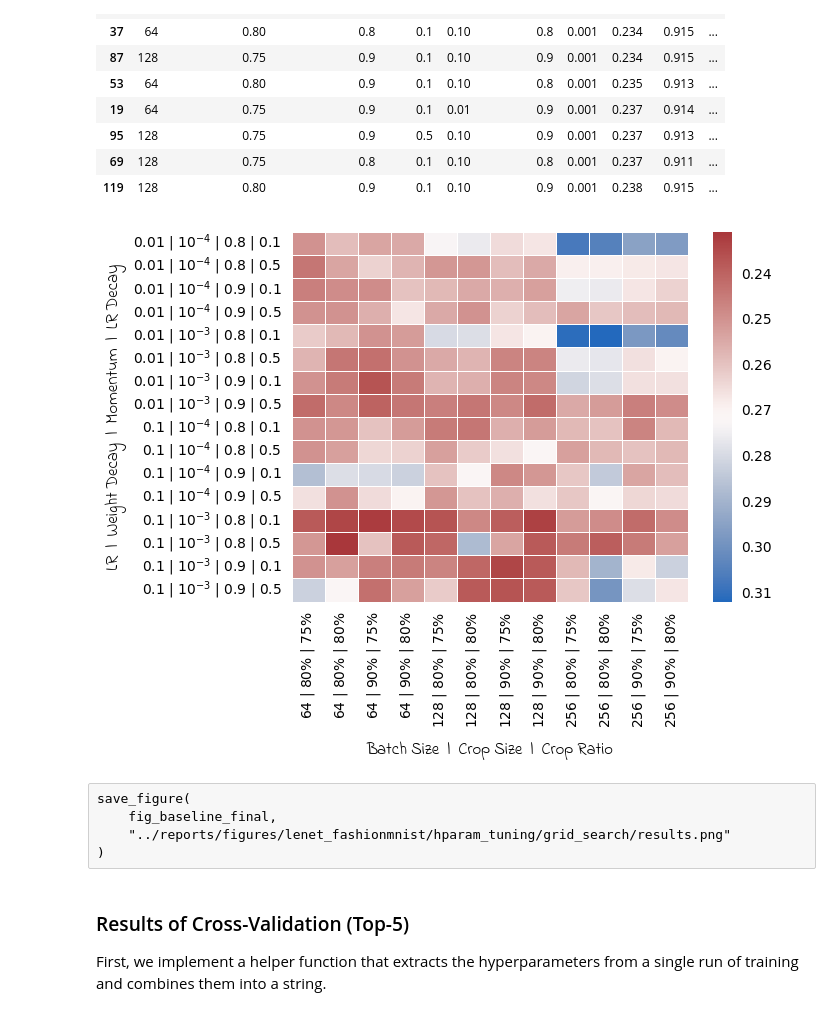
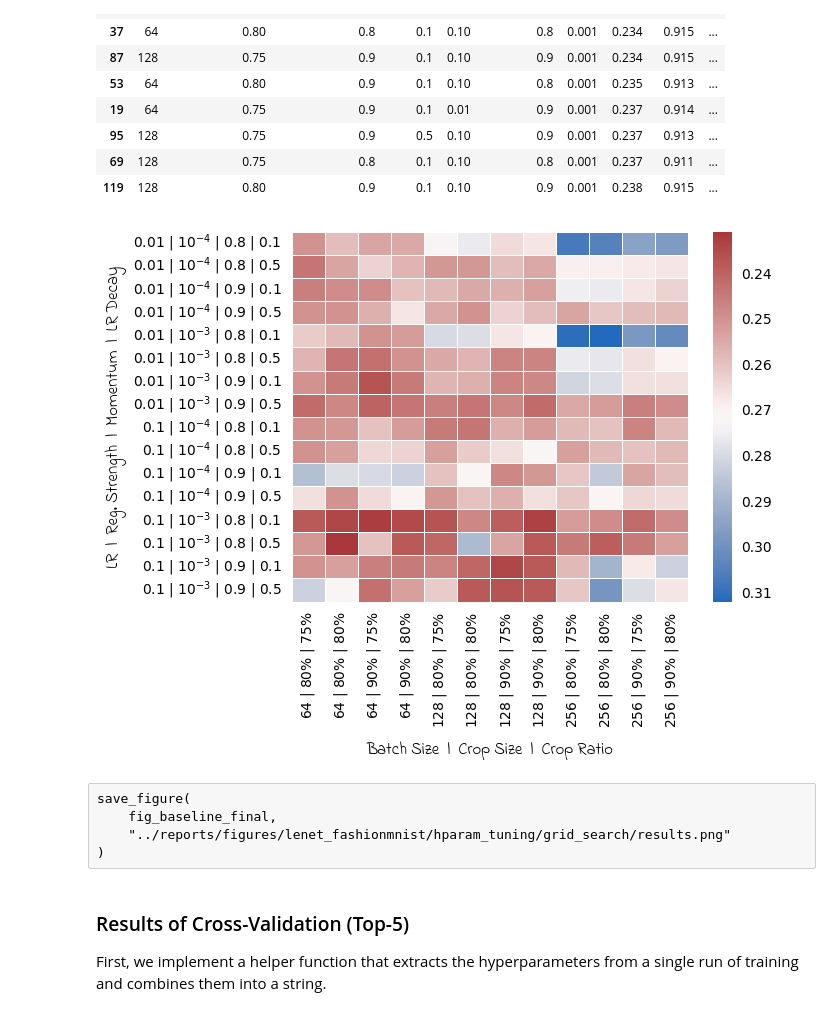
Before and after one commit to mrvnthss/rsa-vision-networks, a Jupyter notebook: notebooks/4.12-mt-data-analysis-lenet-fashionmnist.ipynb, the cells around one changed output. Drawn from its saved outputs; the diff is of its cells as text; code cells hidden in the pictures.

```diff
--- a/notebooks/4.12-mt-data-analysis-lenet-fashionmnist.ipynb
+++ b/notebooks/4.12-mt-data-analysis-lenet-fashionmnist.ipynb
@@ -480,7 +480,7 @@ with sns.axes_style({"axes.axisbelow": True}):
 
 # Add axis labels
 ax.set_xlabel("Momentum", font=indie_flower, size=12)
-ax.set_ylabel("Weight Decay", font=indie_flower, size=12)
+ax.set_ylabel("Regularization Strength", font=indie_flower, size=12)
 
 # Modify tick labels
 ax.set_yticks(range(0, 5))
@@ -582,7 +582,7 @@ with sns.axes_style({"axes.axisbelow": True}):
 
 # Add axis labels
 ax.set_xlabel("Momentum", font=indie_flower, size=12)
-ax.set_ylabel("Weight Decay", font=indie_flower, size=12)
+ax.set_ylabel("Regularization Strength", font=indie_flower, size=12)
 
 # Modify tick labels
 ax.set_yticks(range(0, 4))
@@ -709,7 +709,7 @@ with sns.axes_style({"axes.edgecolor": anthracite}):
 
 # Add axis labels
 ax.set_xlabel("Loss", font=indie_flower, size=12)
-ax.set_ylabel("Batch Size  |  Momentum  |  Weight Decay", font=indie_flower, size=12)
+ax.set_ylabel("Batch Size  |  Momentum  |  Regularization Strength", font=indie_flower, size=12)
 
 # Modify tick labels
 wd_mapping = {
@@ -795,7 +795,7 @@ save_image(
 ### Visualize Cropping
 # %%
 # Select a single image
-img = Image.fromarray(load_class_samples(
+img = Image.fromarray(load_class_samples_as_array(
     "../data/processed/FashionMNIST",
     num_samples_per_class=1
 )[0])
@@ -1258,41 +1256,41 @@ ax = sns.heatmap(
 
 # Add axis labels
 ax.set_xlabel("Batch Size  |  Crop Size  |  Crop Ratio", font=indie_flower, size=12, labelpad=10)
-ax.set_ylabel("LR  |  Weight Decay  |  Momentum  |  LR Decay", font=indie_flower, size=12)
+ax.set_ylabel("LR  |  Reg. Strength  |  Momentum  |  LR Decay", font=indie_flower, size=12)
 
 # Modify tick labels
 wd_mapping = {1e-4: "$10^{-4}$", 1e-3: "$10^{-3}$"}
 xticklabels = []
 yticklabels = []
 for xlabel in ax.get_xticklabels():
     _, batch_size, crop_size, crop_ratio = xlabel.get_text().split("-")
     # batch_size = int(batch_size)
     crop_size = float(crop_size) * 100
     crop_ratio = float(crop_ratio) * 100
     entry = f"${batch_size}$ | ${crop_size:.0f}\%$ | ${crop_ratio:.0f}\%$"
     xticklabels.append(entry)
 for ylabel in ax.get_yticklabels():
     lr, wd, momentum, gamma = ylabel.get_text().split("-")
     entry = f"${lr}$ | {wd_mapping[float(wd)]} | ${momentum}$ | ${gamma}$"
     yticklabels.append(entry)
 ax.set_xticklabels(xticklabels)
 ax.set_yticklabels(yticklabels)
 
 # Control figure aesthetics
 ax.tick_params(left=False, bottom=False)
 cbar = ax.collections[0].colorbar
 cbar.ax.tick_params(right=False)
 cbar.ax.invert_yaxis()
 
 fig_baseline_final = ax.get_figure()
 plt.show()
 # %% [output]
-[figure, old version]
+[figure, new version]
-# %% [raw]
-save_figure(
-    fig_baseline_final,
-    "../reports/figures/lenet_fashionmnist/hparam_tuning/grid_search/results.png"
-)
+# %% [raw]
+save_figure(
+    fig_baseline_final,
+    "../reports/figures/lenet_fashionmnist/hparam_tuning/grid_search/results.png"
+)
 # %% [markdown]
 ### Results of Cross-Validation (Top-5)
 
```
Also changed, not shown: parts of 15 cells of this notebook, 5 other files.
